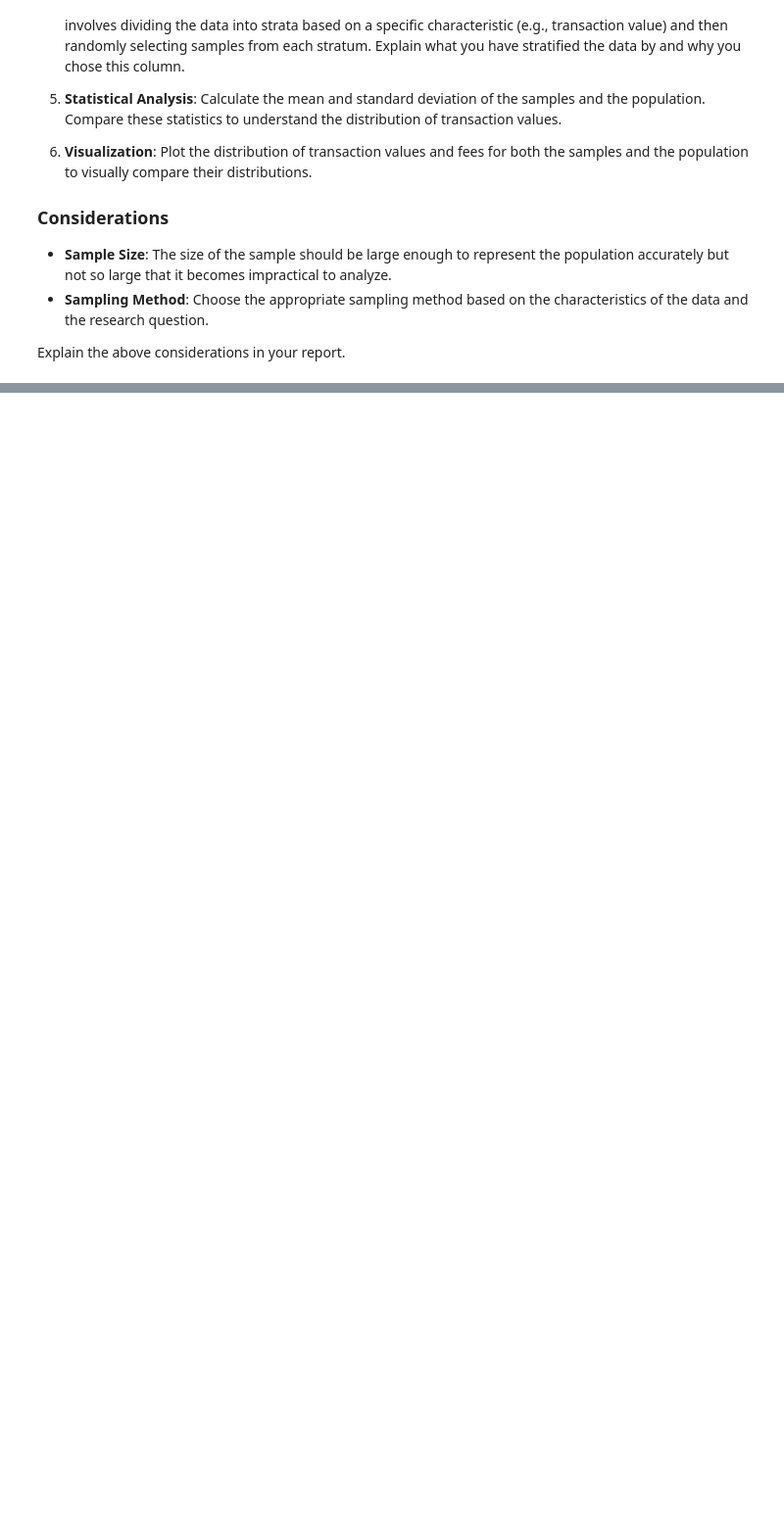
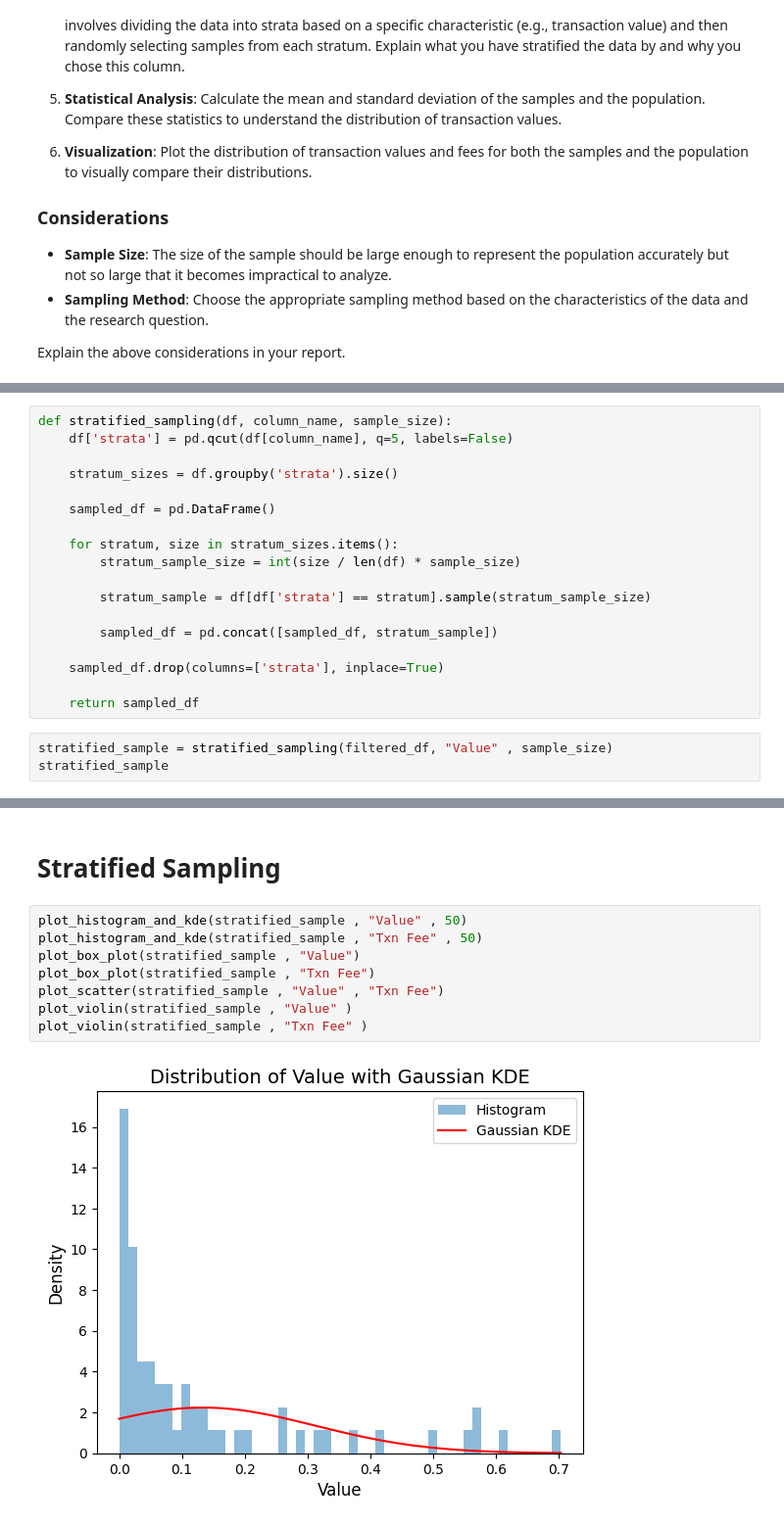
Before and after one commit to SoheilHajianManesh/Data-Sciense-Course-Projects, a Jupyter notebook: CA0/CA0.ipynb, the cells around one changed output, grey strips where cells are left out. Shown at 98% size. Saved outputs shown, nothing was run; the diff lists cells and outputs as text; blank space fills up the shorter version.

```diff
--- a/CA0/CA0.ipynb
+++ b/CA0/CA0.ipynb
@@ -381,0 +402,21 @@ Explain the above considerations in your report.
+# %%
+def stratified_sampling(df, column_name, sample_size):
+    df['strata'] = pd.qcut(df[column_name], q=5, labels=False)
+
+    stratum_sizes = df.groupby('strata').size()
+
+    sampled_df = pd.DataFrame()
+
+    for stratum, size in stratum_sizes.items():
+        stratum_sample_size = int(size / len(df) * sample_size)
+
+        stratum_sample = df[df['strata'] == stratum].sample(stratum_sample_size)
+
+        sampled_df = pd.concat([sampled_df, stratum_sample])
+
+    sampled_df.drop(columns=['strata'], inplace=True)
+
+    return sampled_df
+# %%
+stratified_sample = stratified_sampling(filtered_df, "Value" , sample_size)
+stratified_sample
@@ -381,0 +471,12 @@ Explain the above considerations in your report.
+# %% [markdown]
+# Stratified Sampling
+# %%
+plot_histogram_and_kde(stratified_sample , "Value" , 50)
+plot_histogram_and_kde(stratified_sample , "Txn Fee" , 50)
+plot_box_plot(stratified_sample , "Value")
+plot_box_plot(stratified_sample , "Txn Fee")
+plot_scatter(stratified_sample , "Value" , "Txn Fee")
+plot_violin(stratified_sample , "Value" )
+plot_violin(stratified_sample , "Txn Fee" )
+# %% [output]
+[figure, added]
```
Also changed, not shown: parts of 17 cells of this notebook.
